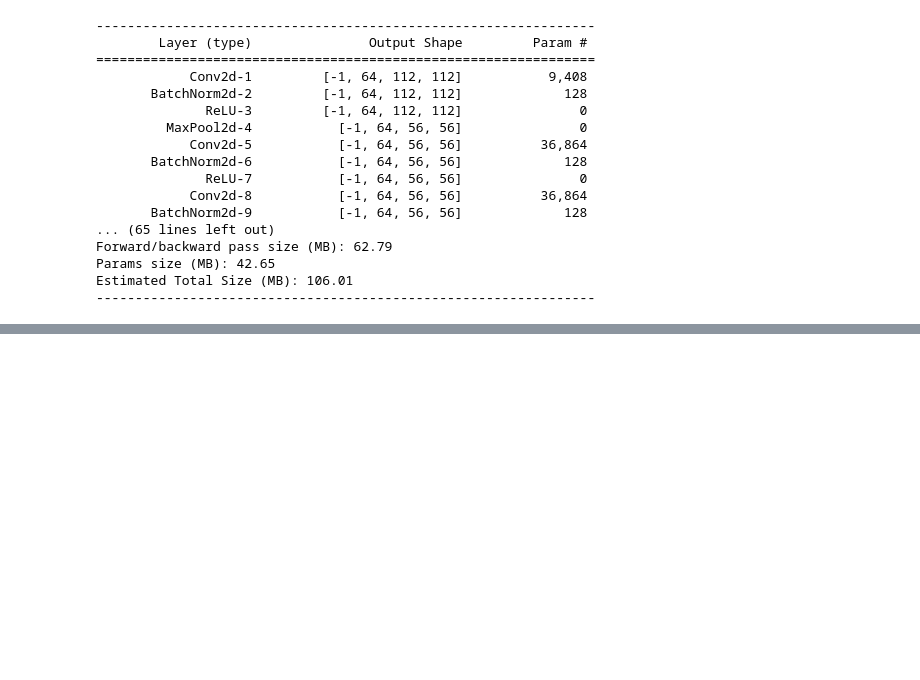
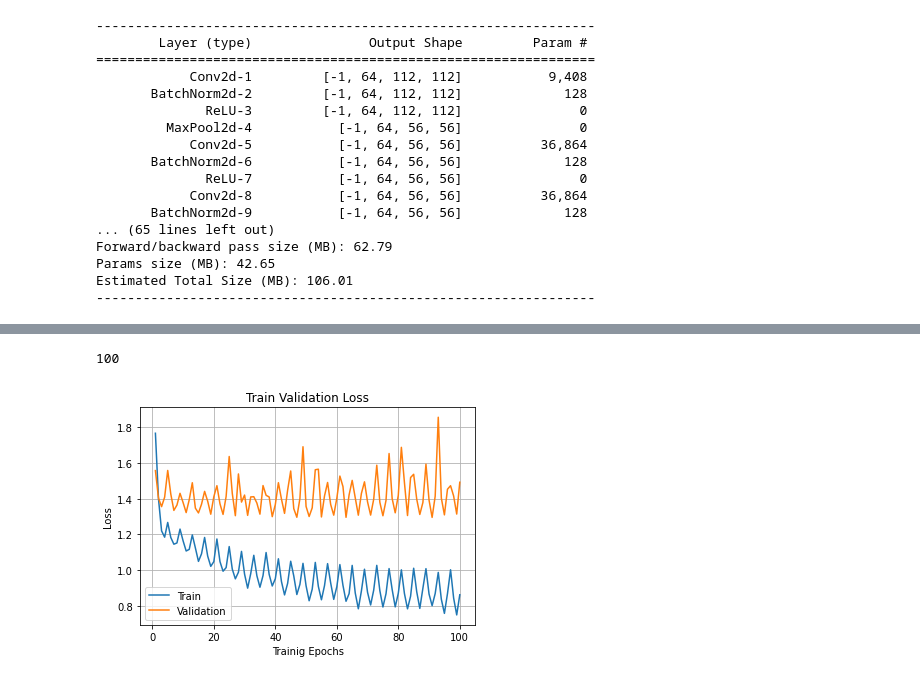
Before and after one commit to mralamdari/Multi-Classification-Pytorch, a Jupyter notebook: Multi_Classification_Pytorch.ipynb, the cells around one changed output, grey strips where cells are left out. Drawn from its saved outputs; the diff is of its cells as text; code cells hidden in the pictures; blank space fills up the shorter version.

```diff
--- a/Multi_Classification_Pytorch.ipynb
+++ b/Multi_Classification_Pytorch.ipynb
@@ -330,0 +356,2 @@ def train_val(model, params):
+# %%
+model, loss_history, accuracy_history = train_val(model_resnet18, params_train)
@@ -330,0 +411,5 @@ def train_val(model, params):
+# %%
+plot_history(loss_history, loss=True)
+# %% [output]
+100
+[figure, added]
```
Also changed, not shown: parts of 13 cells of this notebook.
